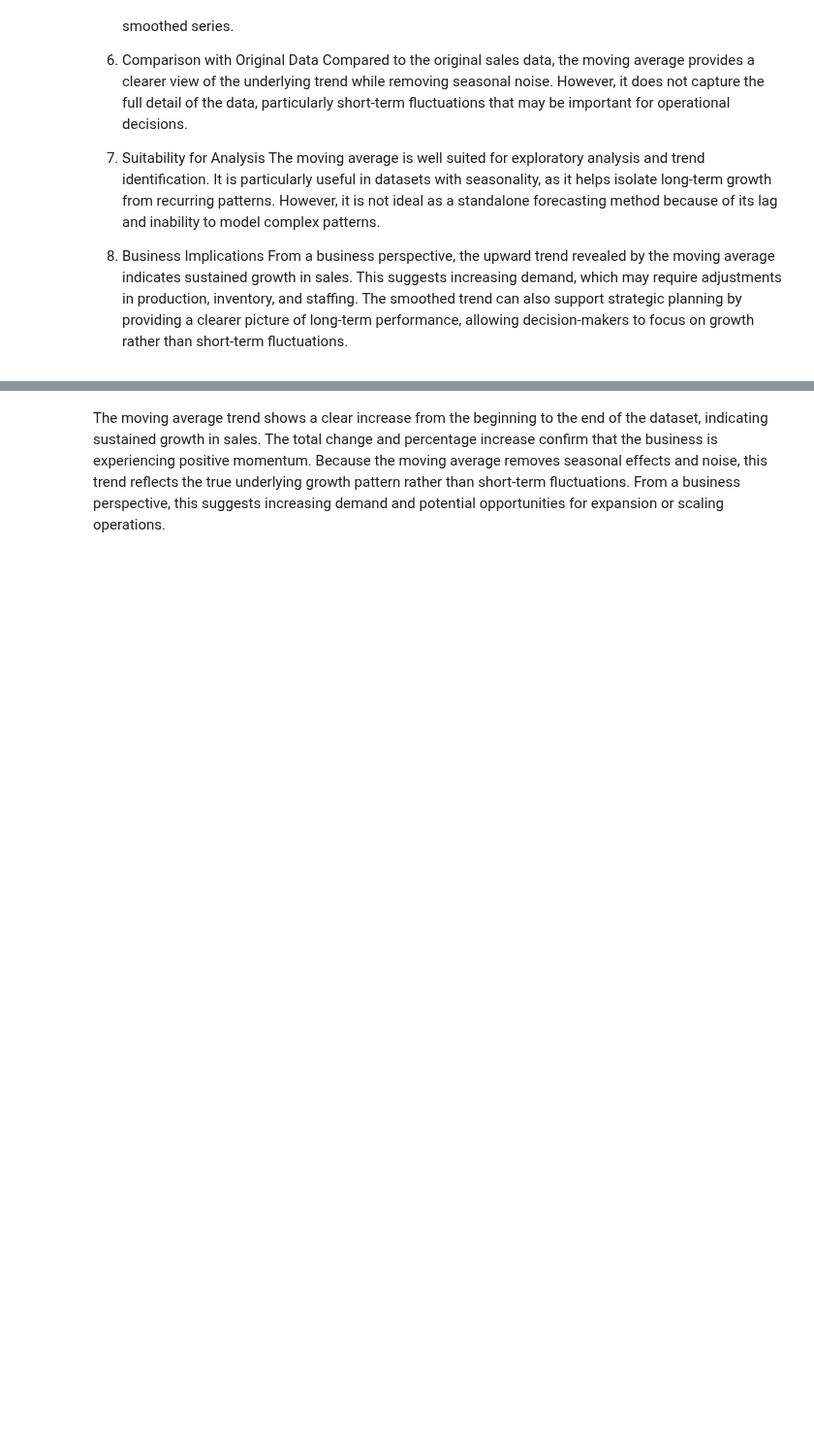
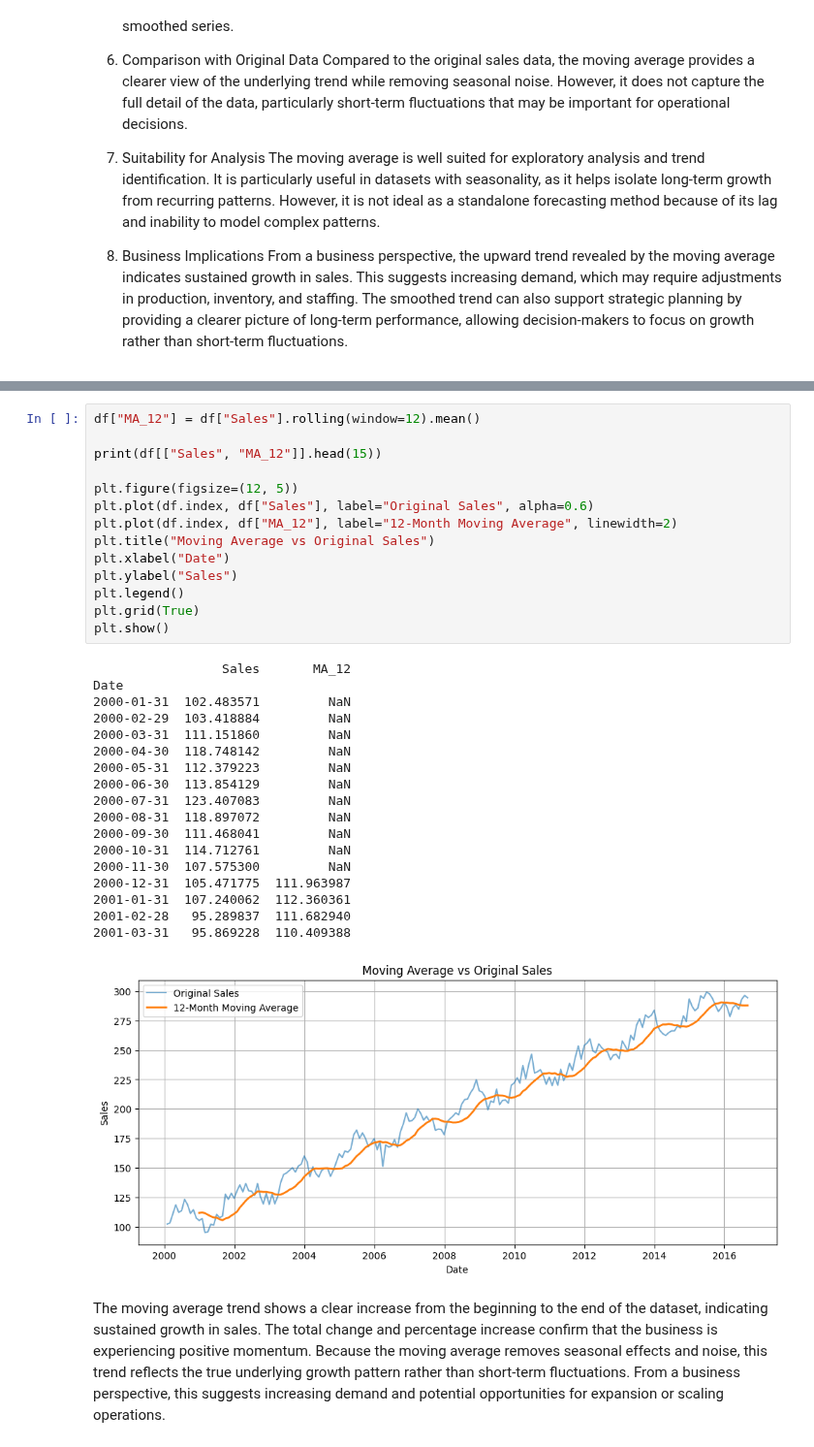
Before and after one commit to hawa1983/MG-628, a Jupyter notebook: SalesTimeSeries.ipynb, the cells around one changed output, grey strips where cells are left out. Shown at 97% size. Saved outputs shown, nothing was run; the diff lists cells and outputs as text; blank space fills up the shorter version.

```diff
--- a/SalesTimeSeries.ipynb
+++ b/SalesTimeSeries.ipynb
@@ -287,2 +333,35 @@ plt.show()
+# %%
+df["MA_12"] = df["Sales"].rolling(window=12).mean()
+
+print(df[["Sales", "MA_12"]].head(15))
+
+plt.figure(figsize=(12, 5))
+plt.plot(df.index, df["Sales"], label="Original Sales", alpha=0.6)
+plt.plot(df.index, df["MA_12"], label="12-Month Moving Average", linewidth=2)
+plt.title("Moving Average vs Original Sales")
+plt.xlabel("Date")
+plt.ylabel("Sales")
+plt.legend()
+plt.grid(True)
+plt.show()
+# %% [output]
+                 Sales       MA_12
+Date
+2000-01-31  102.483571         NaN
+2000-02-29  103.418884         NaN
+2000-03-31  111.151860         NaN
+2000-04-30  118.748142         NaN
+2000-05-31  112.379223         NaN
+2000-06-30  113.854129         NaN
+2000-07-31  123.407083         NaN
+2000-08-31  118.897072         NaN
+2000-09-30  111.468041         NaN
+2000-10-31  114.712761         NaN
+2000-11-30  107.575300         NaN
+2000-12-31  105.471775  111.963987
+2001-01-31  107.240062  112.360361
+2001-02-28   95.289837  111.682940
+2001-03-31   95.869228  110.409388
+[figure, added]
 # %% [markdown]
 The moving average trend shows a clear increase from the beginning to the end of the dataset, indicating sustained growth in sales. The total change and percentage increase confirm that the business is experiencing positive momentum. Because the moving average removes seasonal effects and noise, this trend reflects the true underlying growth pattern rather than short-term fluctuations. From a business perspective, this suggests increasing demand and potential opportunities for expansion or scaling operations.
```
Also changed, not shown: parts of 70 cells of this notebook.
